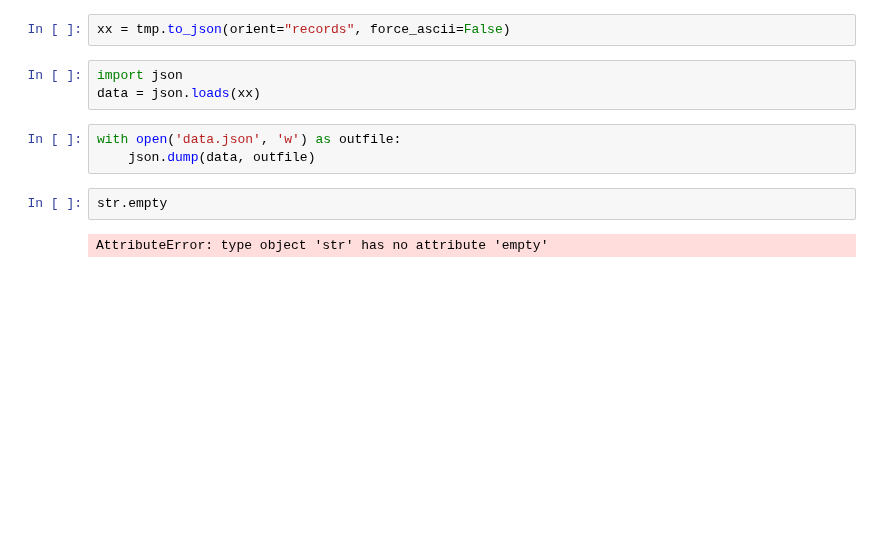
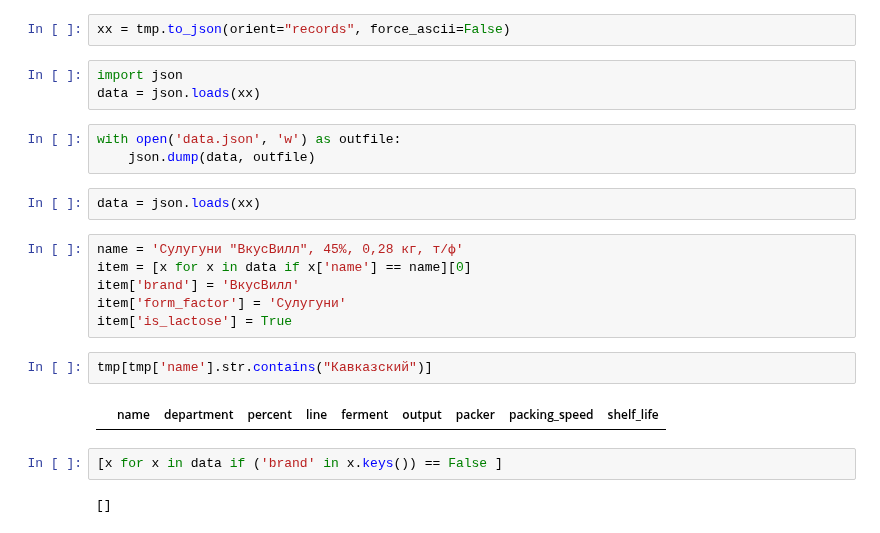
Before and after one commit to nkrokhmal/umalat, a Jupyter notebook: research/create_sku.ipynb, the cells around one changed output. Saved outputs shown, nothing was run; the diff lists cells and outputs as text; blank space fills up the shorter version.

```diff
--- a/research/create_sku.ipynb
+++ b/research/create_sku.ipynb
@@ -79,7 +79,19 @@ data = json.loads(xx)
 # %%
 with open('data.json', 'w') as outfile:
     json.dump(data, outfile)
-# %%
-str.empty
-# %% [output]
-AttributeError: type object 'str' has no attribute 'empty'
+# %%
+data = json.loads(xx)
+# %%
+name = 'Сулугуни "ВкусВилл", 45%, 0,28 кг, т/ф'
+item = [x for x in data if x['name'] == name][0]
+item['brand'] = 'ВкусВилл'
+item['form_factor'] = 'Сулугуни'
+item['is_lactose'] = True
+# %%
+tmp[tmp['name'].str.contains("Кавказский")]
+# %% [output]
+|  | name | department | percent | line | ferment | output | packer | packing_speed | shelf_life |
+# %%
+[x for x in data if ('brand' in x.keys()) == False ]
+# %% [output]
+[]
```
Also changed, not shown: parts of 1 cell of this notebook, 7 other files.
